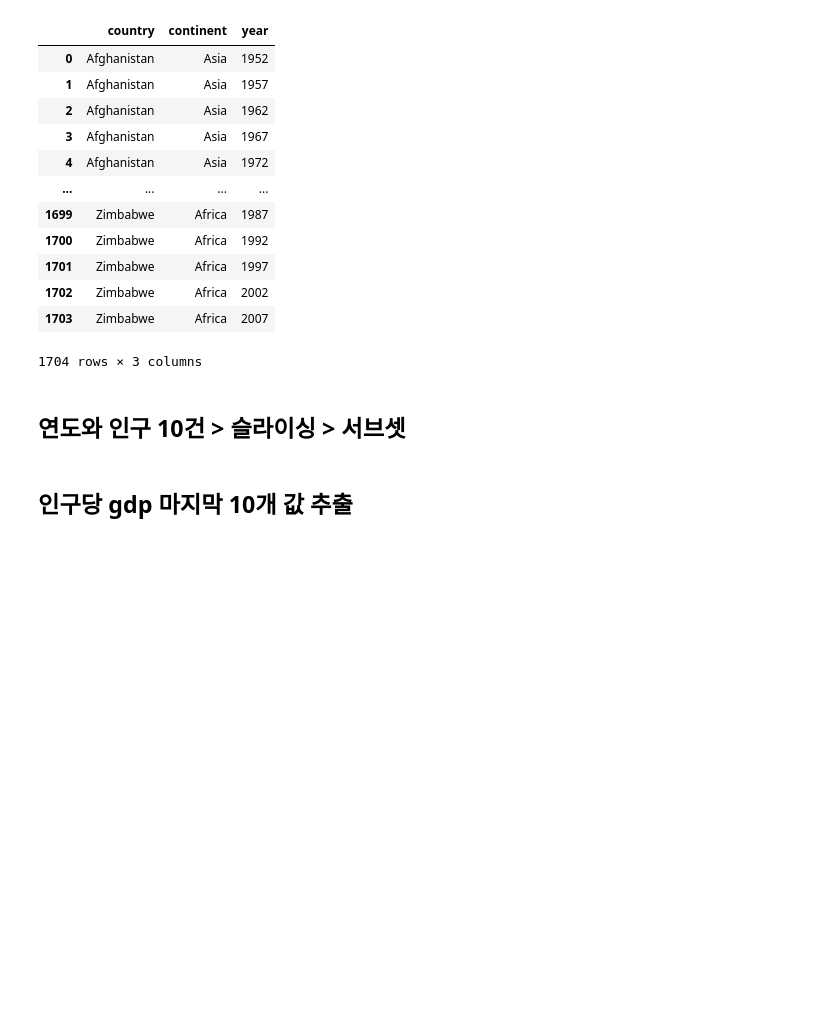
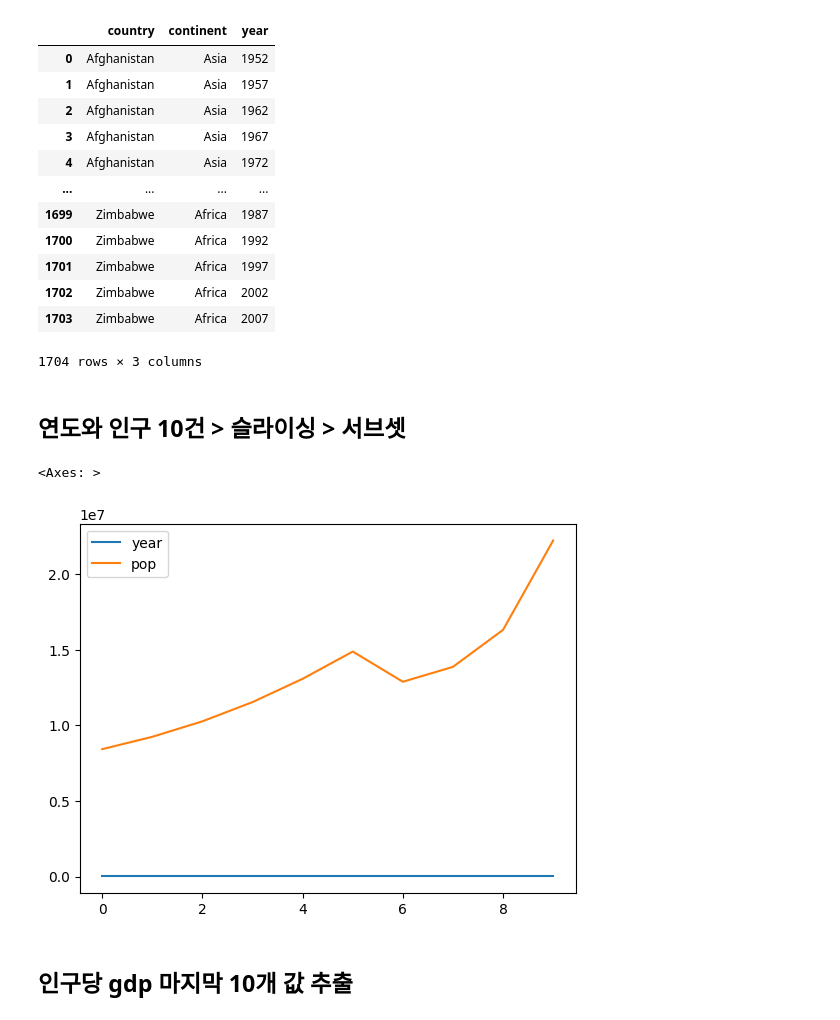
Before and after one commit to bhjin97/hipython_rep, a Jupyter notebook: 13. 판다스.ipynb, the cells around one changed output. Drawn from its saved outputs; the diff is of its cells as text; code cells hidden in the pictures; blank space fills up the shorter version.

```diff
--- a/13. 판다스.ipynb
+++ b/13. 판다스.ipynb
@@ -550,6 +554,10 @@ gapminder.iloc[:, :3]
 # %% [markdown]
 ## 연도와 인구 10건 > 슬라이싱 > 서브셋
 # %%
-gm['year,'pop]
+g1=gm[['year', 'pop']]
+g1[:10].plot()
+# %% [output]
+<Axes: >
+[figure, added]
 # %% [markdown]
 ## 인구당 gdp 마지막 10개 값 추출
```
Also changed, not shown: parts of 20 cells of this notebook.
